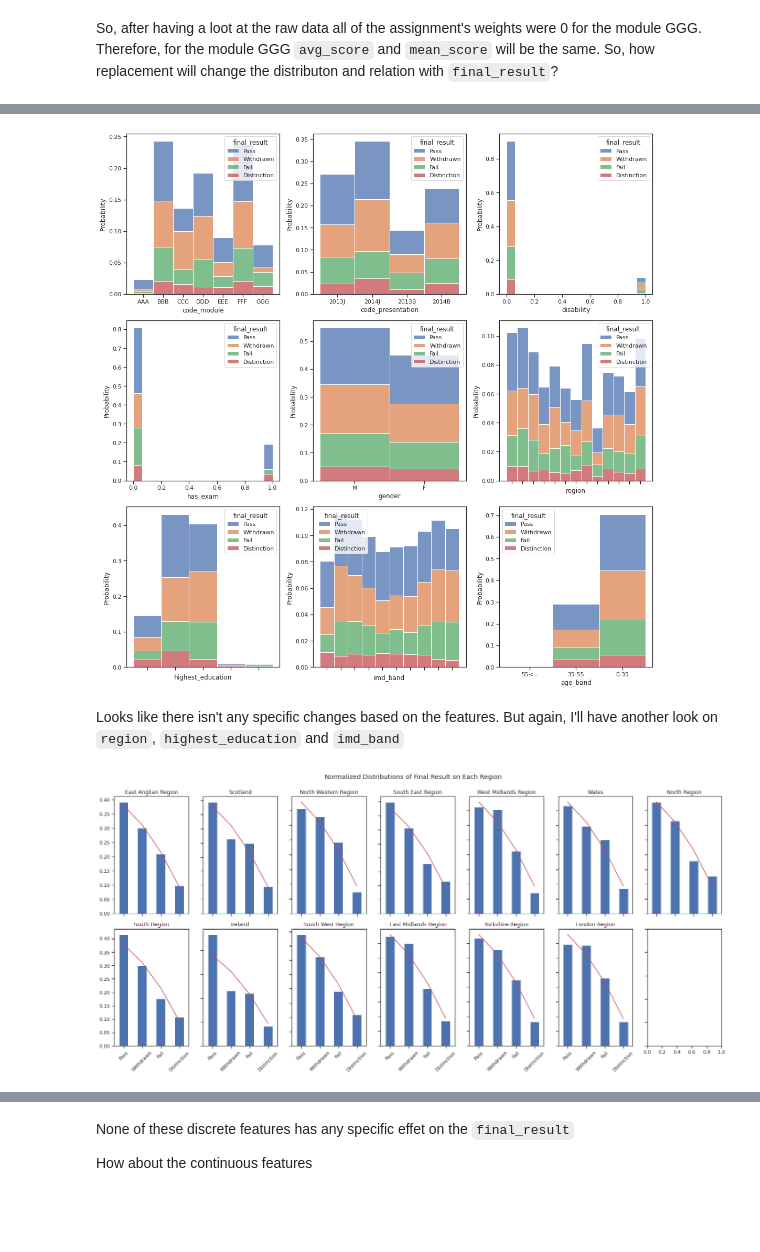
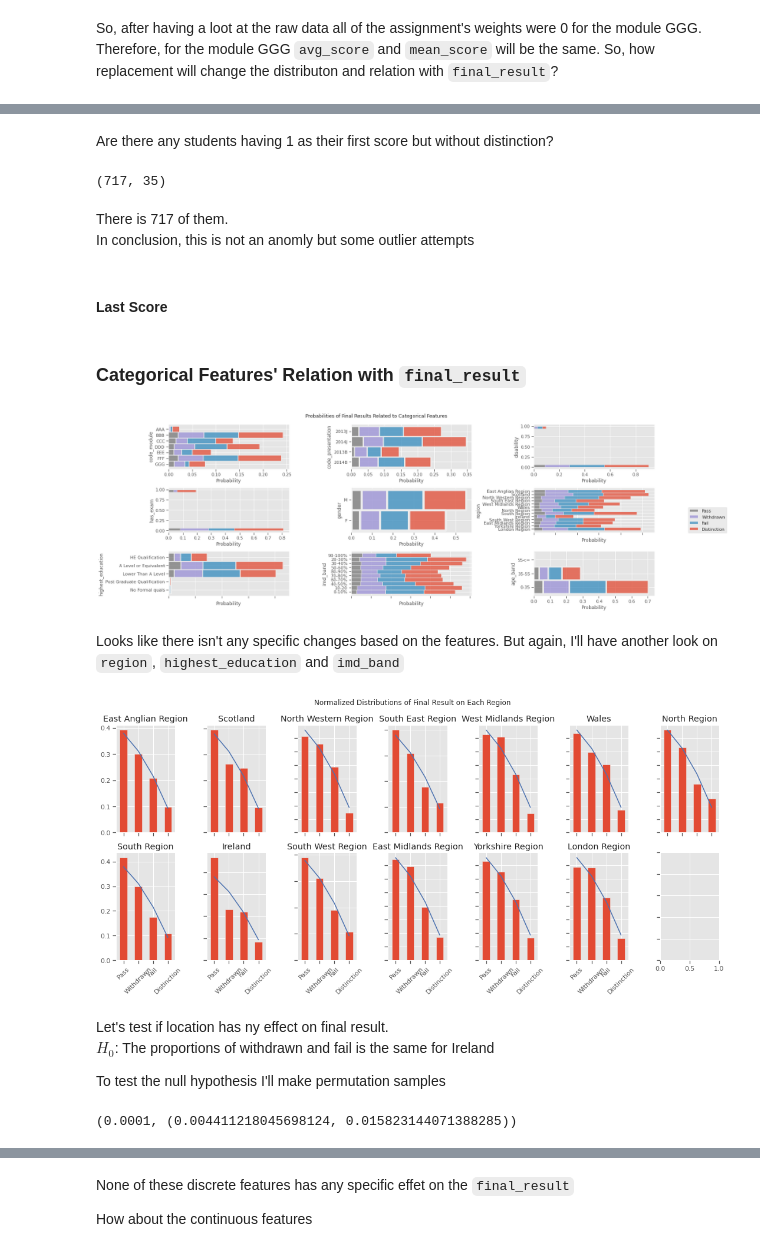
Before and after one commit to tevfikcagridural/student-success, a Jupyter notebook: Exploratory_Data_Analysis_.ipynb, the cells around one changed output, grey strips where cells are left out. Saved outputs shown, nothing was run; the diff lists cells and outputs as text; code cells hidden in the pictures; blank space fills up the shorter version.

```diff
--- a/Exploratory_Data_Analysis_.ipynb
+++ b/Exploratory_Data_Analysis_.ipynb
@@ -9,2 +22,3 @@ from google.colab import drive
 # %%
 sns.set_theme(style="ticks")
+plt.style.use('ggplot')
@@ -211,7 +246,7 @@ Besides, vle clicks has positive relationship between eachother, so I'll check t
 # Set subplot settings
 fig, ax = plt.subplots(2,3, figsize=(15,10))
 
-score_columns = ['avg_score', 'first_score','mean_score', 'last_score',
+score_columns = ['first_score','mean_score', 'last_score',
                  'min_weight_score', 'max_weight_score']
 
 # Draw each plot with related data and place
@@ -266,0 +385,17 @@ In conclusion, the features I'm going to check is:
+# %%
+# Set filters distinction, first scores below 10 and between 10 to 40
+distinction = attempts['final_result'] == 'Distinction'
+below_10 = attempts['first_score'] <= 10
+between_10_40 = (attempts['first_score'] > 10) & (attempts['first_score'] <= 40)
+
+# Create two different groups
+group1 = attempts[distinction & below_10]
+group2 = attempts[distinction & between_10_40]
+
+# Plot the groups to understand their distribution
+fig, (ax1, ax2 )= plt.subplots(1,2, figsize=(8,5))
+_ = sns.countplot(x=group1['first_score'], ax=ax1)
+_ = sns.countplot(x=group2['first_score'], ax=ax2)
+ax1.set_title("Group 1: first scores <= 10")
+ax2.set_title("Group 2: 10 < first scores <= 40 ")
+plt.tight_layout()
@@ -266,0 +406,5 @@ In conclusion, the features I'm going to check is:
+# %%
+for col in group1:
+  uniques = group1[col].nunique()
+  if uniques == 1:
+    print(col, uniques)
@@ -267,28 +450,51 @@ In conclusion, the features I'm going to check is:
+# %% [markdown]
+Are there any students having 1 as their first score but without distinction?
+# %%
+attempts[
+         (attempts['code_module'] == 'BBB') &
+         (attempts['code_presentation'] == '2014J') &
+         (attempts['first_score'] == 1)
+         ].shape
+# %% [output]
+(717, 35)
+# %% [markdown]
+There is 717 of them.
+In conclusion, this is not an anomly but some outlier attempts
+# %% [markdown]
+#### Last Score
+# %% [markdown]
+### Categorical Features' Relation with `final_result`
 # %%
 # Set subplot settings
-fig, ax = plt.subplots(3,3, figsize=(15,15))
+fig, ax = plt.subplots(3,3, figsize=(20,7.5))
 plt.rc('legend', loc="best")
+
 # Draw each plot with related data and place
 for j, col in zip(create_ax_index(3,3), df_cat.columns):
   if col == 'imd_band':
       #     When sns.histplot feed with data containing NaN values, which `imd_band` has,
       #     matplotlib raises a conversion error.
       #     This issue seems like to be solved in https://github.com/matplotlib/matplotlib/issues/14356
-      #     But I was having the error and this is the quickest solution I could come up with
+      #     But I was having the error so using attempts[~attempts['imd_band'].isna()]
+      #     quickest solution I could come up with
 
-    _ = sns.histplot(x=col, data=attempts[~attempts['imd_band'].isna()],
+    _ = sns.histplot(y=col, data=attempts[~attempts['imd_band'].isna()],
                      hue='final_result', multiple='stack', stat='probability',
-                     ax=ax[j[0],j[1]])
+                     ax=ax[j[0],j[1]], legend=False)
   else:
-    _ = sns.histplot(x=col, data=attempts, hue='final_result',
-                     multiple='stack', stat='probability', ax=ax[j[0],j[1]])
+    _ = sns.histplot(y=col, data=attempts, hue='final_result',
+                     multiple='stack', stat='probability', ax=ax[j[0],j[1]],
+                     legend=False)
 
   if col in ['region','highest_education', 'imd_band']:
     ax[j[0],j[1]].set_xticklabels(ax[j[0],j[1]].get_xticklabels(), rotation=40, ha="right")
 
-plt.tight_layout()
+
+fig.suptitle("Probabilities of Final Results Related to Categorical Features")
+fig.legend(['Pass', 'Withdrawn', 'Fail', 'Distinction'], bbox_to_anchor=(1.05, 0.5), loc='upper left', borderaxespad=0.)
+fig.tight_layout(rect=[0, 0.03, 1, 0.95])
 # %% [output]
-[figure, old version]
+[figure, new version]
 # %% [markdown]
 Looks like there isn't any specific changes based on the features. But again, I'll have another look on `region`, `highest_education` and `imd_band`
 # %%
@@ -296,7 +502,7 @@ Looks like there isn't any specific changes based on the features. But again, I'
 normalized_general_dist = attempts['final_result'].value_counts() / attempts['final_result'].value_counts().sum()
 # %%
 # Plot region-wise distributions of the final result
-fig, ax = plt.subplots(2,7, figsize=(20,10))
+fig, ax = plt.subplots(2,7, figsize=(15,7.5))
 
 for j, reg in zip(create_ax_index(2,7), attempts['region'].unique()):
   # Normalize each group in itself
@@ -306,10 +512,15 @@ for j, reg in zip(create_ax_index(2,7), attempts['region'].unique()):
   # Plot the group
   x.plot(kind='bar', ax=ax[j[0],j[1]], title=reg, sharex=True, sharey=True, rot=45)
   # Add normalized general plot
-  normalized_general_dist.plot(kind='line', ax=ax[j[0],j[1]], color='r', rot=45)
+  normalized_general_dist.plot(kind='line', ax=ax[j[0],j[1]], color='b', rot=45)
   ax[j[0],j[1]].set_xticklabels(attempts['final_result'].unique()) # Somehow if I don't pass this first two xtick is swapped for the first column of plots
 
 fig.suptitle('Normalized Distributions of Final Result on Each Region')
 plt.tight_layout(rect=[0, 0.03, 1, 0.95])
 # %% [output]
-[figure, old version]
+[figure, new version]
+# %% [markdown]
+Let's test if location has ny effect on final result.
+$H_0$: The proportions of withdrawn and fail is the same for Ireland
+
+To test the null hypothesis I'll make permutation samples
@@ -315,0 +587,5 @@ plt.tight_layout(rect=[0, 0.03, 1, 0.95])
+# %%
+# Get the p value and confidence interval for the test of null hypothesis
+p_value_confidence_interval('Ireland', ireland_samples)
+# %% [output]
+(0.0001, (0.004411218045698124, 0.015823144071388285))
```
Also changed, not shown: parts of 73 cells of this notebook.
